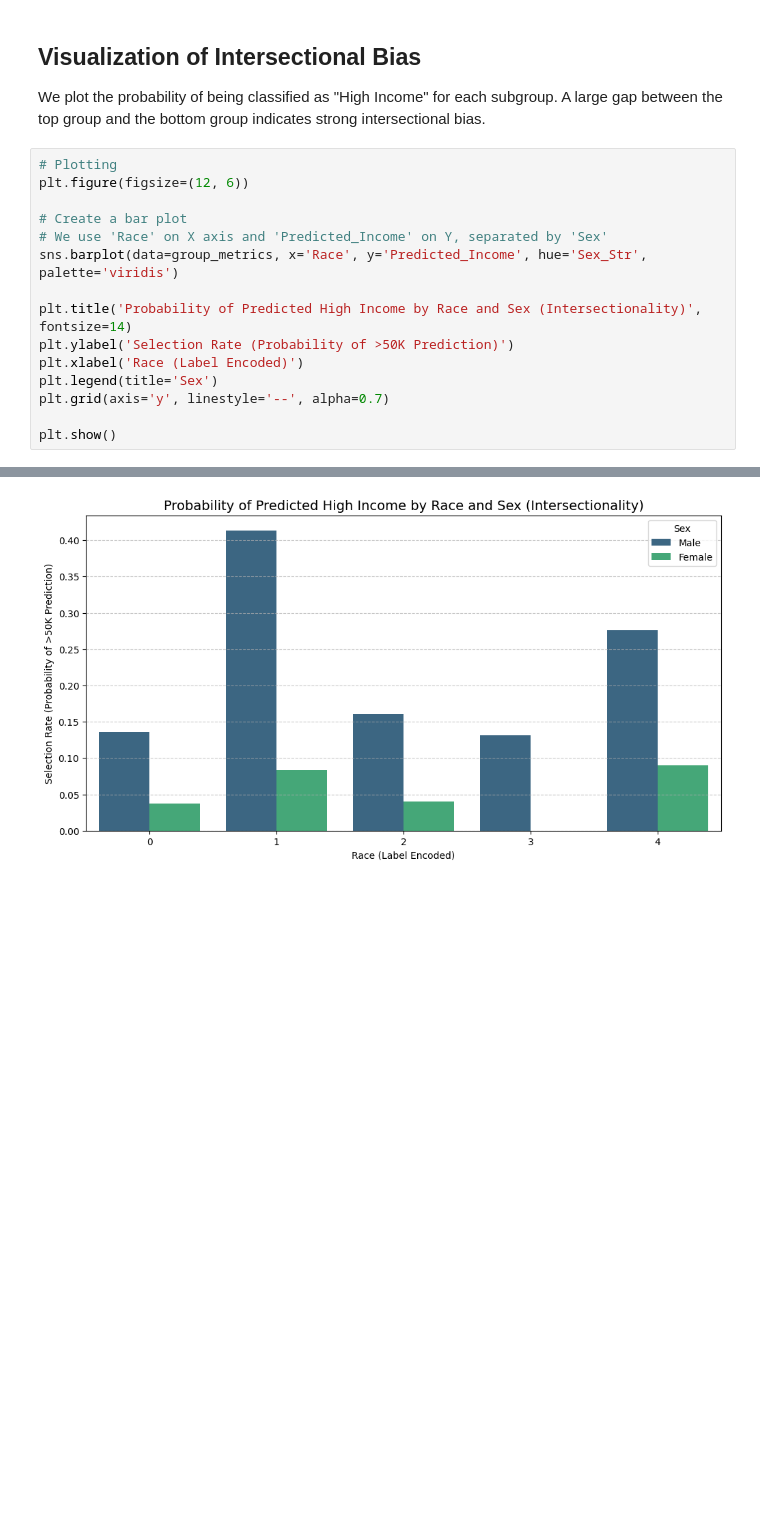
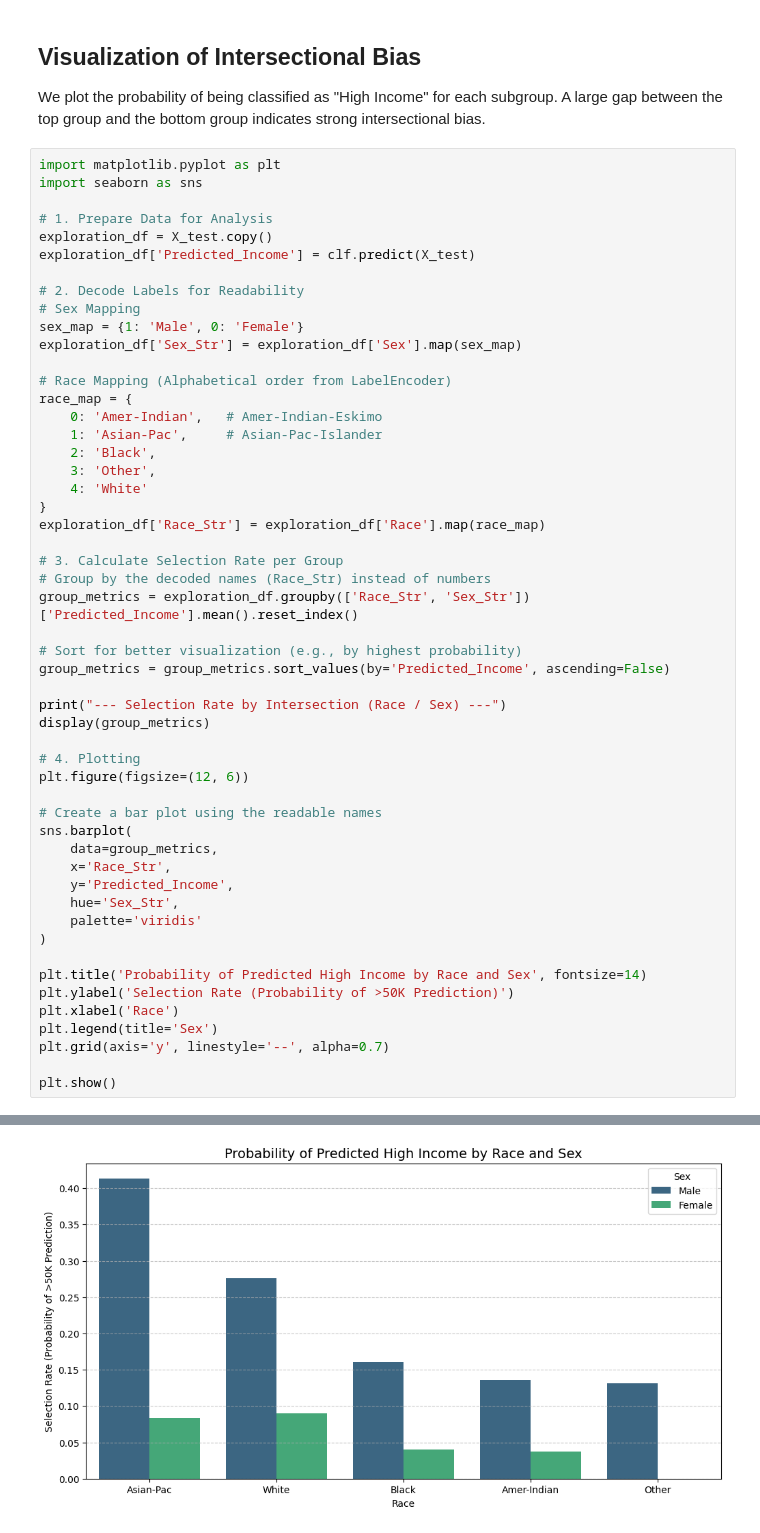
Before and after one commit to imadsharof/Project-on-Responsible-Data-Science, a Jupyter notebook: notebooks/Project_ResponsibleDS_GroupP3.ipynb, the cells around one changed output, grey strips where cells are left out. Drawn from its saved outputs; the diff is of its cells as text; blank space fills up the shorter version.

```diff
--- a/notebooks/Project_ResponsibleDS_GroupP3.ipynb
+++ b/notebooks/Project_ResponsibleDS_GroupP3.ipynb
@@ -1294,16 +1228,53 @@ display(group_metrics)
 
 We plot the probability of being classified as "High Income" for each subgroup. A large gap between the top group and the bottom group indicates strong intersectional bias.
 # %%
-# Plotting
+import matplotlib.pyplot as plt
+import seaborn as sns
+
+# 1. Prepare Data for Analysis
+exploration_df = X_test.copy()
+exploration_df['Predicted_Income'] = clf.predict(X_test)
+
+# 2. Decode Labels for Readability
+# Sex Mapping
+sex_map = {1: 'Male', 0: 'Female'}
+exploration_df['Sex_Str'] = exploration_df['Sex'].map(sex_map)
+
+# Race Mapping (Alphabetical order from LabelEncoder)
+race_map = {
+    0: 'Amer-Indian',   # Amer-Indian-Eskimo
+    1: 'Asian-Pac',     # Asian-Pac-Islander
+    2: 'Black',
+    3: 'Other',
+    4: 'White'
+}
+exploration_df['Race_Str'] = exploration_df['Race'].map(race_map)
+
+# 3. Calculate Selection Rate per Group
+# Group by the decoded names (Race_Str) instead of numbers
+group_metrics = exploration_df.groupby(['Race_Str', 'Sex_Str'])['Predicted_Income'].mean().reset_index()
+
+# Sort for better visualization (e.g., by highest probability)
+group_metrics = group_metrics.sort_values(by='Predicted_Income', ascending=False)
+
+print("--- Selection Rate by Intersection (Race / Sex) ---")
+display(group_metrics)
+
+# 4. Plotting
 plt.figure(figsize=(12, 6))
 
-# Create a bar plot
-# We use 'Race' on X axis and 'Predicted_Income' on Y, separated by 'Sex'
-sns.barplot(data=group_metrics, x='Race', y='Predicted_Income', hue='Sex_Str', palette='viridis')
+# Create a bar plot using the readable names
+sns.barplot(
+    data=group_metrics,
+    x='Race_Str',
+    y='Predicted_Income',
+    hue='Sex_Str',
+    palette='viridis'
+)
 
-plt.title('Probability of Predicted High Income by Race and Sex (Intersectionality)', fontsize=14)
+plt.title('Probability of Predicted High Income by Race and Sex', fontsize=14)
 plt.ylabel('Selection Rate (Probability of >50K Prediction)')
-plt.xlabel('Race (Label Encoded)')
+plt.xlabel('Race')
 plt.legend(title='Sex')
 plt.grid(axis='y', linestyle='--', alpha=0.7)
 
@@ -1312,4 +1295,4 @@ plt.show()
-[figure, old version]
+[figure, new version]
 # %% [markdown]
 ## Insights from Free Exploration
 
```
Also changed, not shown: parts of 18 cells of this notebook, 4 other files.
